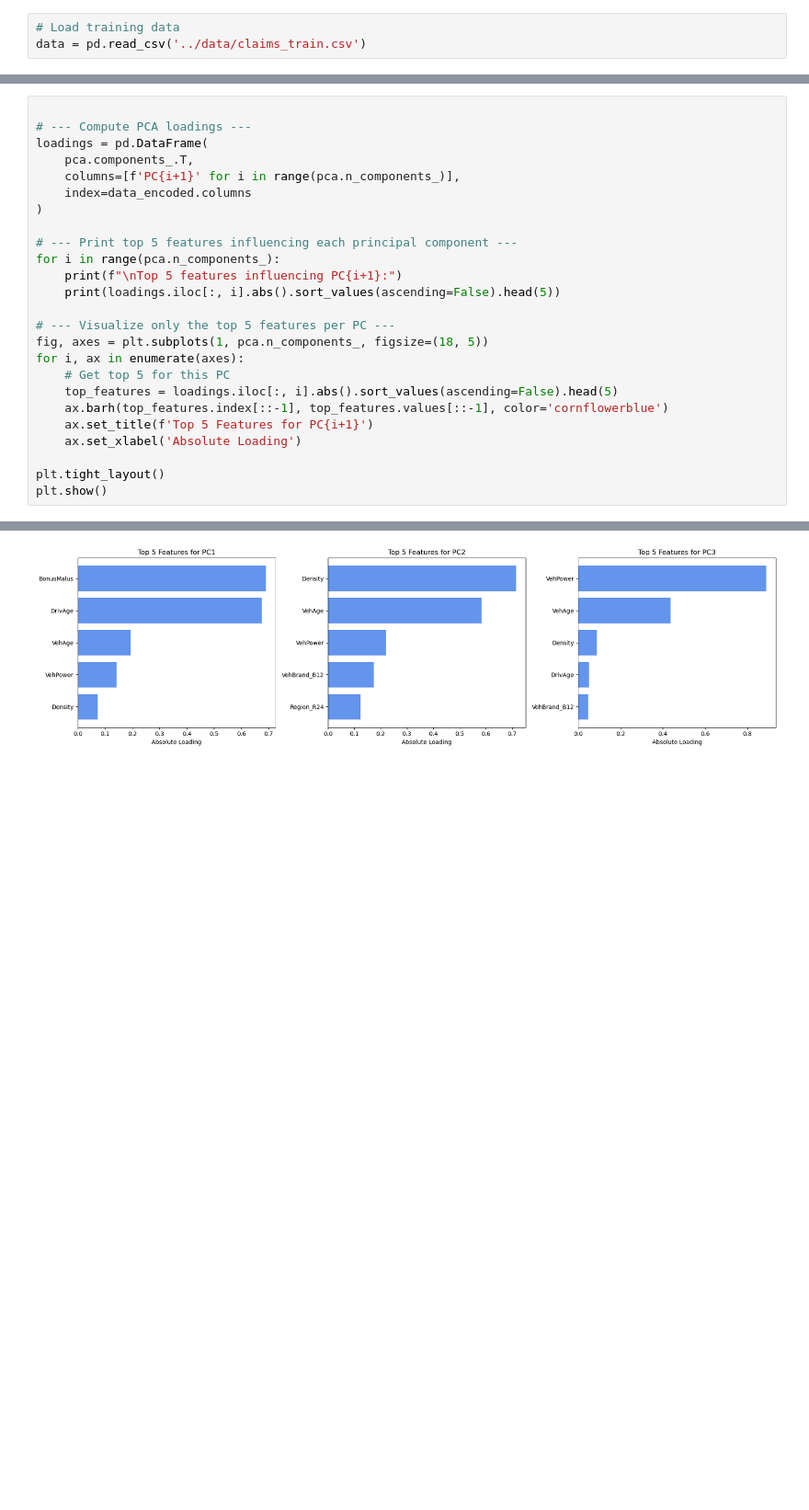
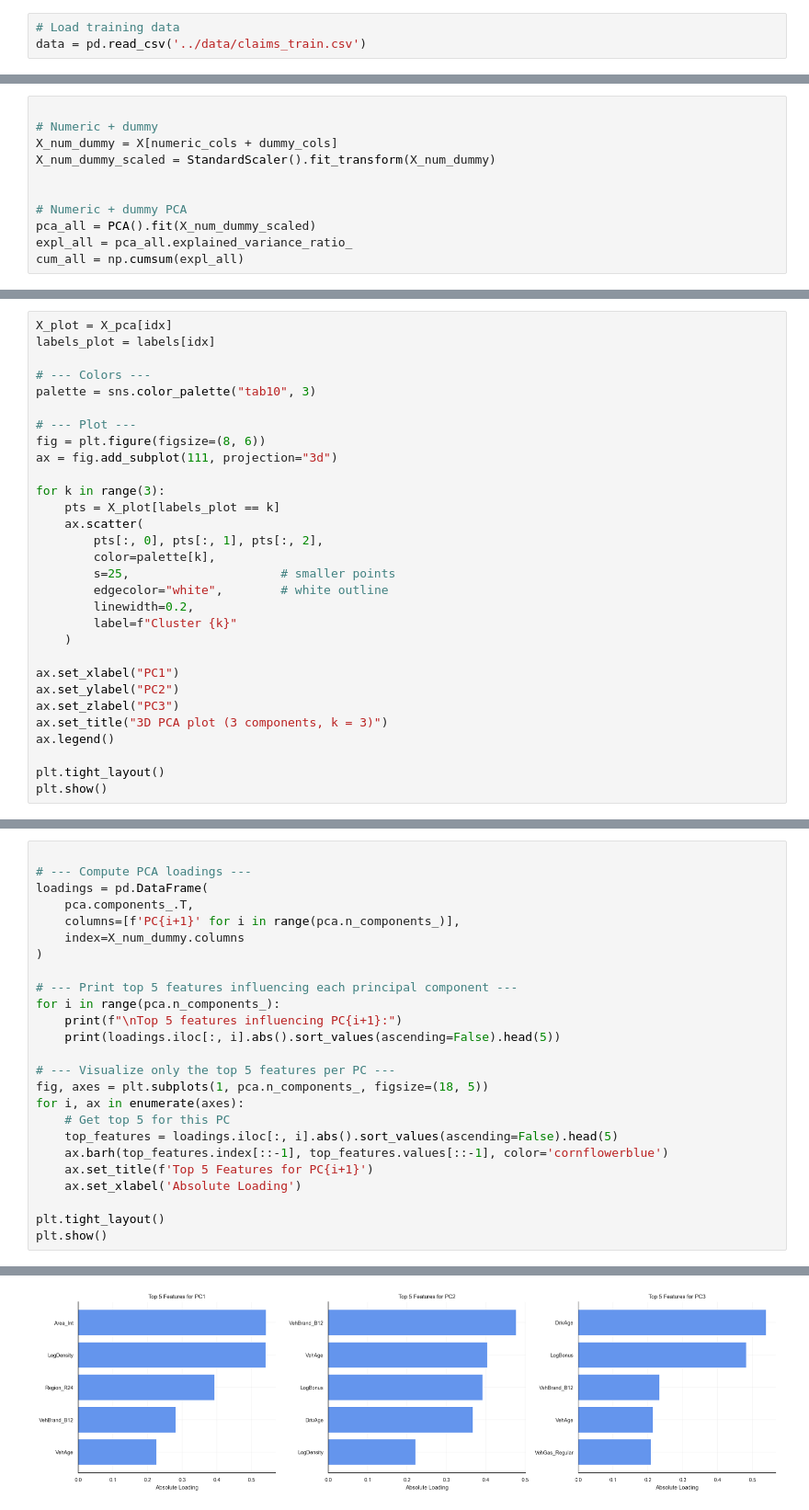
Before and after one commit to EKorczakitu/Clustered-Together, a Jupyter notebook: notebooks/01_B_PCA+CLUSTERING.ipynb, the cells around one changed output, grey strips where cells are left out. Shown at 92% size. Drawn from its saved outputs; the diff is of its cells as text; blank space fills up the shorter version.

```diff
--- a/notebooks/01_B_PCA+CLUSTERING.ipynb
+++ b/notebooks/01_B_PCA+CLUSTERING.ipynb
@@ -38 +54,12 @@ data_encoded = data_encoded.drop(columns=["ClaimNb", "Exposure", "Claim_rate", "
+# %%
+
+# Numeric + dummy
+X_num_dummy = X[numeric_cols + dummy_cols]
+X_num_dummy_scaled = StandardScaler().fit_transform(X_num_dummy)
+
+
+# Numeric + dummy PCA
+pca_all = PCA().fit(X_num_dummy_scaled)
+expl_all = pca_all.explained_variance_ratio_
+cum_all = np.cumsum(expl_all)
 # %%
@@ -239,0 +232,30 @@ Explained variance ratio: [0.207 0.162 0.136]
+# %%
+X_plot = X_pca[idx]
+labels_plot = labels[idx]
+
+# --- Colors ---
+palette = sns.color_palette("tab10", 3)
+
+# --- Plot ---
+fig = plt.figure(figsize=(8, 6))
+ax = fig.add_subplot(111, projection="3d")
+
+for k in range(3):
+    pts = X_plot[labels_plot == k]
+    ax.scatter(
+        pts[:, 0], pts[:, 1], pts[:, 2],
+        color=palette[k],
+        s=25,                     # smaller points
+        edgecolor="white",        # white outline
+        linewidth=0.2,
+        label=f"Cluster {k}"
+    )
+
+ax.set_xlabel("PC1")
+ax.set_ylabel("PC2")
+ax.set_zlabel("PC3")
+ax.set_title("3D PCA plot (3 components, k = 3)")
+ax.legend()
+
+plt.tight_layout()
+plt.show()
@@ -243,7 +267,7 @@ Explained variance ratio: [0.207 0.162 0.136]
 loadings = pd.DataFrame(
     pca.components_.T,
     columns=[f'PC{i+1}' for i in range(pca.n_components_)],
-    index=data_encoded.columns
+    index=X_num_dummy.columns
 )
 
 # --- Print top 5 features influencing each principal component ---
@@ -282,3 +306,3 @@ VehBrand_B12    0.047602
 Name: PC3, dtype: float64
-[figure, old version]
+[figure, new version]
 # %%
```
Also changed, not shown: parts of 18 cells of this notebook, 3 other files.
